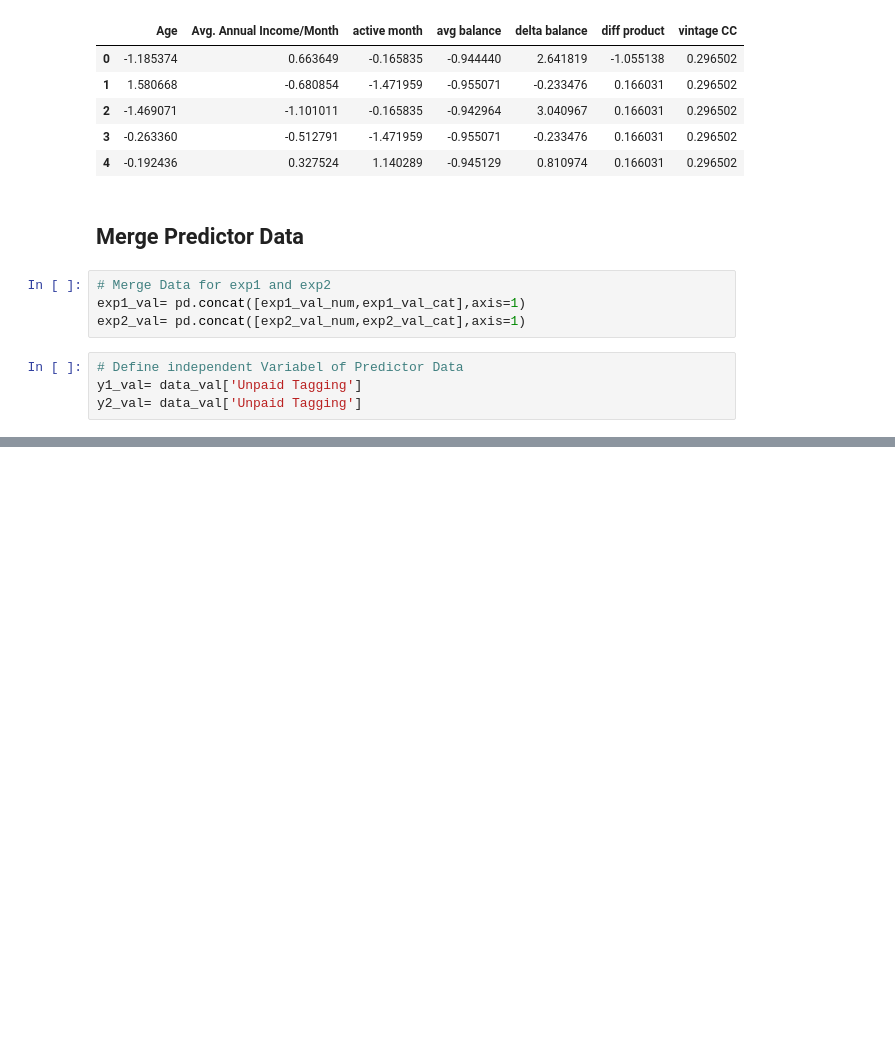
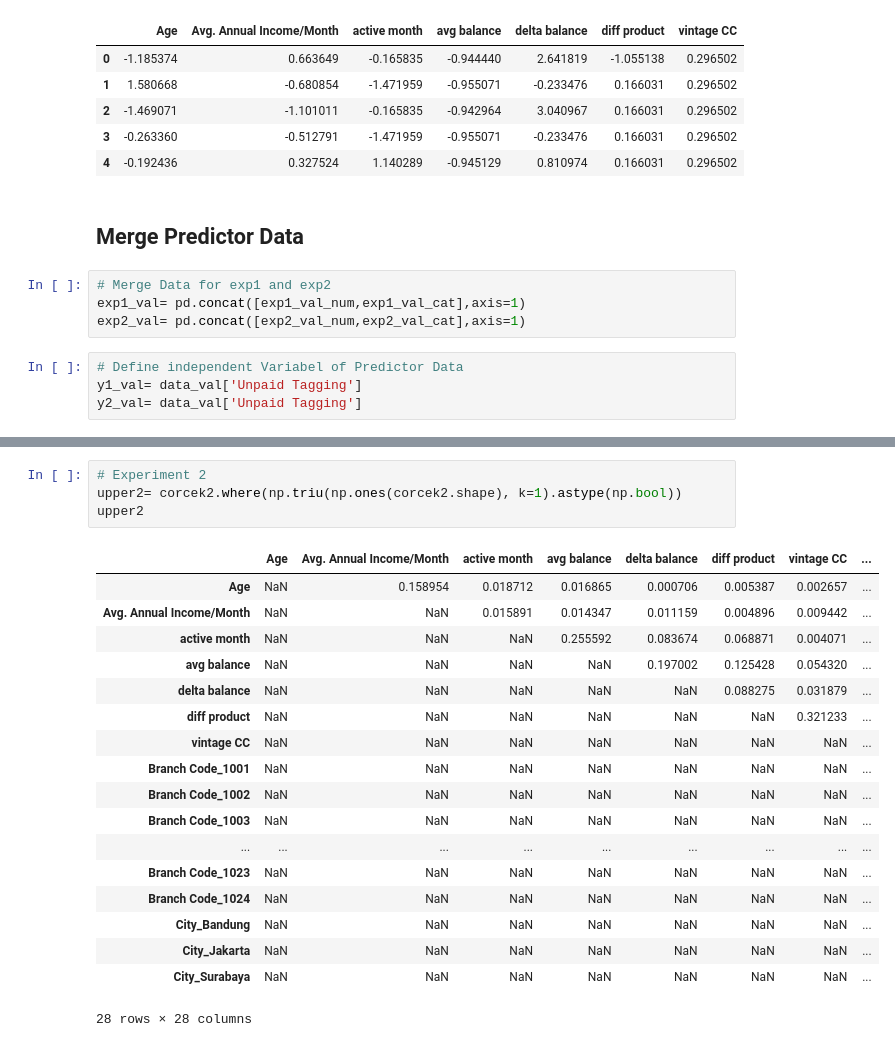
Before and after one commit to enthokz/Prediction-Model-Exercise, a Jupyter notebook: Prediction_Model_Exercise.ipynb, the cells around one changed output, grey strips where cells are left out. Drawn from its saved outputs; the diff is of its cells as text; blank space fills up the shorter version.

```diff
--- a/Prediction_Model_Exercise.ipynb
+++ b/Prediction_Model_Exercise.ipynb
@@ -851,0 +909,23 @@ y2_val= data_val['Unpaid Tagging']
+# %%
+# Experiment 2
+upper2= corcek2.where(np.triu(np.ones(corcek2.shape), k=1).astype(np.bool))
+upper2
+# %% [output]
+|  | Age | Avg. Annual Income/Month | active month | avg balance | delta balance | diff product | vintage CC | ... |
+| Age | NaN | 0.158954 | 0.018712 | 0.016865 | 0.000706 | 0.005387 | 0.002657 | ... |
+| Avg. Annual Income/Month | NaN | NaN | 0.015891 | 0.014347 | 0.011159 | 0.004896 | 0.009442 | ... |
+| active month | NaN | NaN | NaN | 0.255592 | 0.083674 | 0.068871 | 0.004071 | ... |
+| avg balance | NaN | NaN | NaN | NaN | 0.197002 | 0.125428 | 0.054320 | ... |
+| delta balance | NaN | NaN | NaN | NaN | NaN | 0.088275 | 0.031879 | ... |
+| diff product | NaN | NaN | NaN | NaN | NaN | NaN | 0.321233 | ... |
+| vintage CC | NaN | NaN | NaN | NaN | NaN | NaN | NaN | ... |
+| Branch Code_1001 | NaN | NaN | NaN | NaN | NaN | NaN | NaN | ... |
+| Branch Code_1002 | NaN | NaN | NaN | NaN | NaN | NaN | NaN | ... |
+| Branch Code_1003 | NaN | NaN | NaN | NaN | NaN | NaN | NaN | ... |
+| ... | ... | ... | ... | ... | ... | ... | ... | ... |
+| Branch Code_1023 | NaN | NaN | NaN | NaN | NaN | NaN | NaN | ... |
+| Branch Code_1024 | NaN | NaN | NaN | NaN | NaN | NaN | NaN | ... |
+| City_Bandung | NaN | NaN | NaN | NaN | NaN | NaN | NaN | ... |
+| City_Jakarta | NaN | NaN | NaN | NaN | NaN | NaN | NaN | ... |
+| City_Surabaya | NaN | NaN | NaN | NaN | NaN | NaN | NaN | ... |
+28 rows × 28 columns
```
Also changed, not shown: parts of 29 cells of this notebook.
